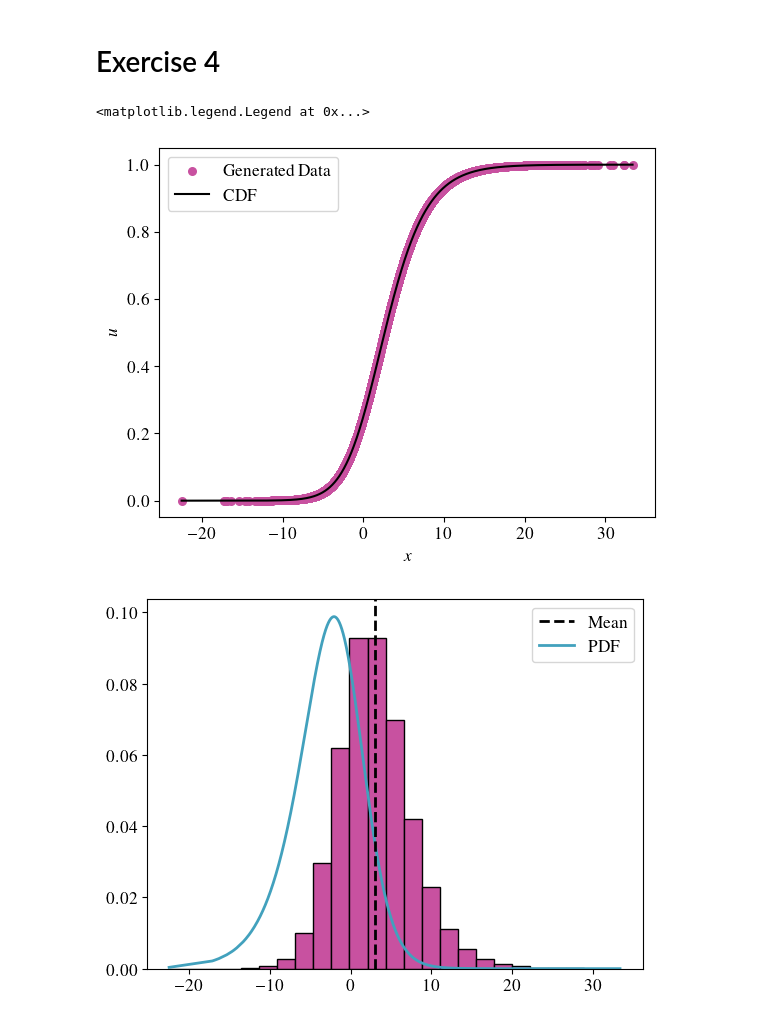
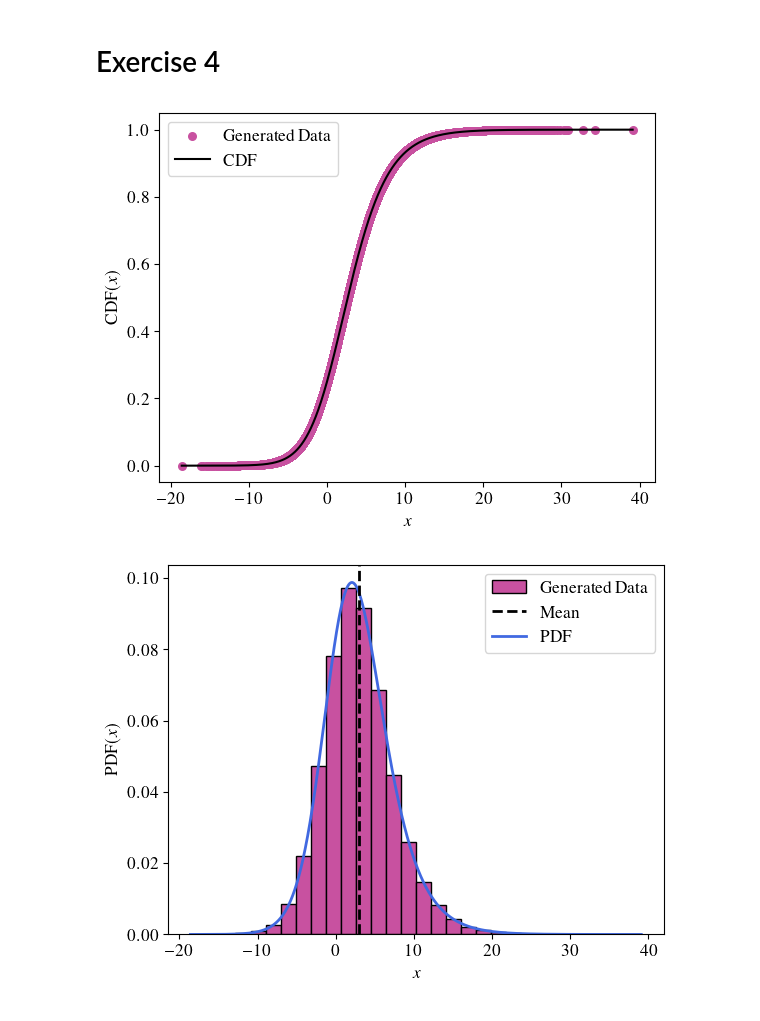
Before and after one commit to rojinaks/ComputationalPhysics, a Jupyter notebook: Exercise_2/main.ipynb, the cells around one changed output. Cells and saved outputs as stored; diff of their text form; code cells hidden in the pictures.

```diff
--- a/Exercise_2/main.ipynb
+++ b/Exercise_2/main.ipynb
@@ -122,42 +122,45 @@ fig.savefig(
 # %% [markdown]
 # Exercise 4
 # %%
-def cdf(x, mean, dev):
-    return (1 + np.tanh((x - mean) / (2 * dev)))**2 / 4
+def cdf(x, mu, s):
+    t = (x - mu) / (2 * s)
+    return (1 + np.tanh(t))**2 / 4
 
 def inverse_cdf(u, mean, dev):
    return 2 * dev * np.arctanh(2*np.sqrt(u) - 1) + mean
 
 def pdf(x, mean, dev):
     t = (x - mean) / (2 * dev)
-    return (1 - np.tanh(t)) / (4 * dev * np.cosh(t)**2)
+    return (1 + np.tanh(t)) / (4 * dev * np.cosh(t)**2)
 
 SAMPLE_SIZE = pow(10, 5)
 
 u = np.random.uniform(low=0, high=1, size=(SAMPLE_SIZE, ))
 
 # Check if the inverse is correct
 mean, dev = 0, 3
 x_high, x_low = inverse_cdf(1, mean, dev), inverse_cdf(0, mean, dev)
 
 plt.figure(1)
 plt.scatter(inverse_cdf(u, mean, dev), u, label="Generated Data", s=30, alpha=1, zorder=0)
 
 # x = np.linspace(-15, 15, 200)
 x = np.sort(inverse_cdf(u, mean, dev))
 plt.plot(x, cdf(x, mean, dev), label="CDF", zorder=2, color="black")
 # plt.xlim((-15, 15))
-plt.ylabel("$u$")
+plt.ylabel(r"$\mathrm{CDF}(x)$")
 plt.xlabel("$x$")
 plt.legend()
 plt.savefig(FIGS_DIR / "cdf_u_scatter_plot.png", dpi=400)
 
 plt.figure(2)
-plt.hist(x, bins=25, density=True)
+plt.hist(x, bins=30, density=True, label="Generated Data")
 plt.axvline(x.mean(), label="Mean", color="black", linestyle="--", zorder=100, linewidth=2)
-plt.plot(x, pdf(x, mean, dev), label="PDF", linewidth=2)
+plt.plot(x, pdf(x, mean, dev), label="PDF", linewidth=2, color="royalblue")
+plt.xlabel("$x$")
+plt.ylabel(r"$\mathrm{PDF}(x)$")
 plt.legend()
+plt.savefig(FIGS_DIR / "inverse_transform_sampling_pdf_hist.pdf")
 # %% [output]
-<matplotlib.legend.Legend at 0x...>
-[figure, old version]
+[figure, new version]
-[figure, old version]
+[figure, new version]
```
